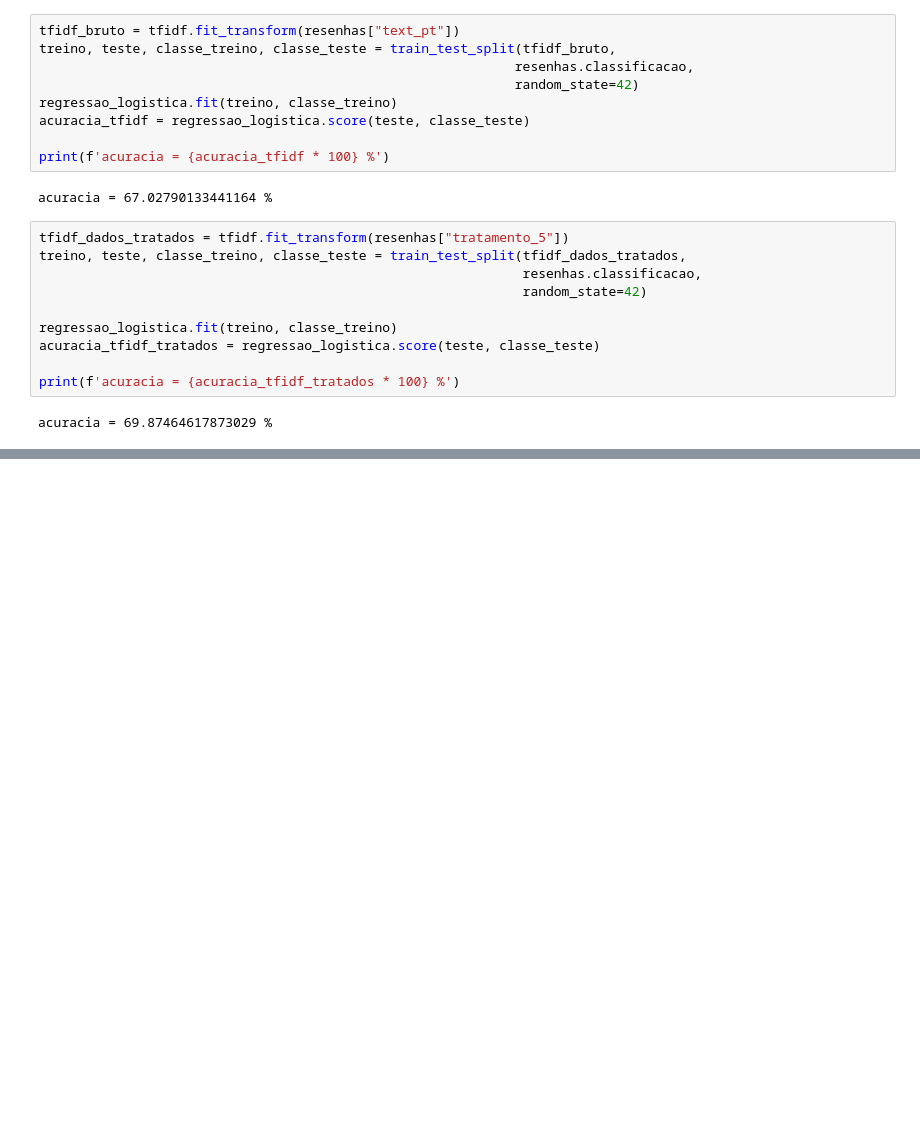
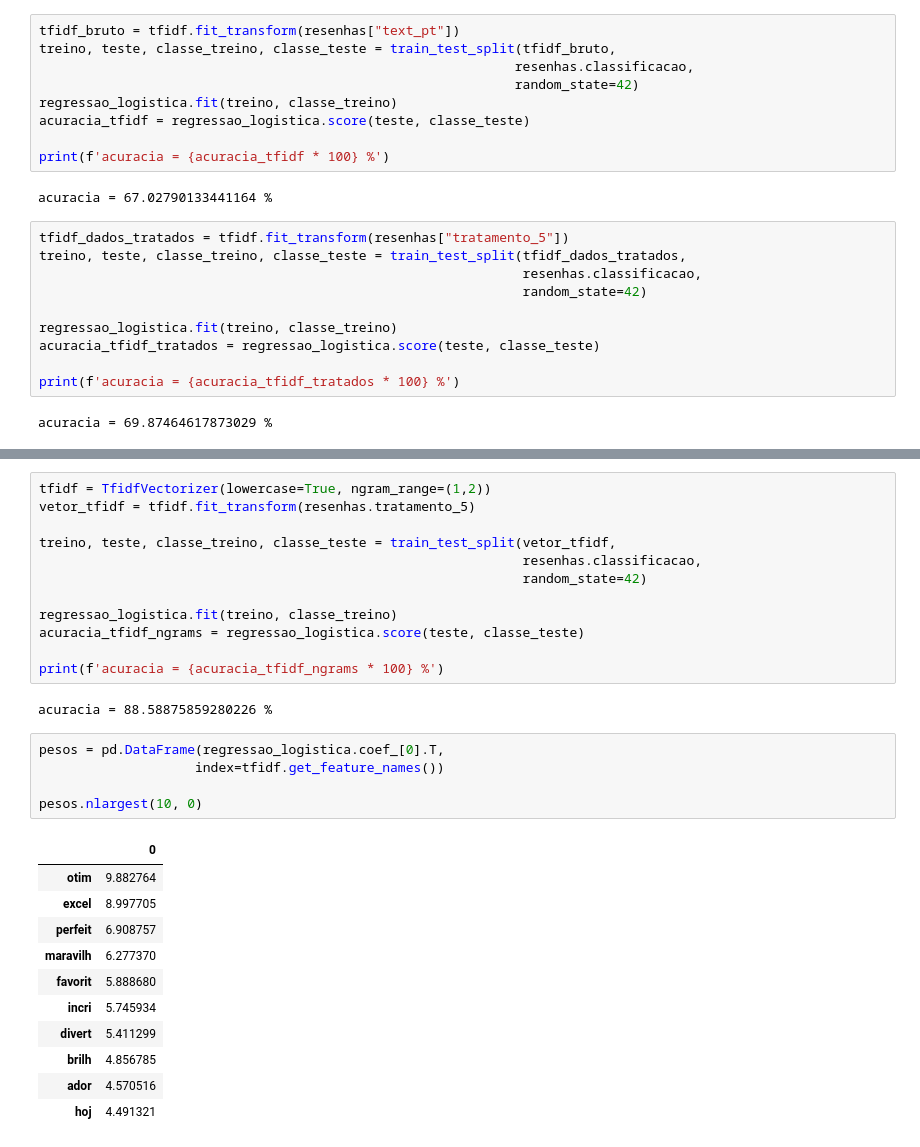
Before and after one commit to lsandrade/alura-ml, a Jupyter notebook: NLP.ipynb, the cells around one changed output, grey strips where cells are left out. Saved outputs shown, nothing was run; the diff lists cells and outputs as text; blank space fills up the shorter version.

Commit message:
Usando Ngrams

```diff
--- a/NLP.ipynb
+++ b/NLP.ipynb
@@ -617,0 +626,31 @@ acuracia = 69.87464617873029 %
+# %%
+tfidf = TfidfVectorizer(lowercase=True, ngram_range=(1,2))
+vetor_tfidf = tfidf.fit_transform(resenhas.tratamento_5)
+
+treino, teste, classe_treino, classe_teste = train_test_split(vetor_tfidf,
+                                                              resenhas.classificacao,
+                                                              random_state=42)
+
+regressao_logistica.fit(treino, classe_treino)
+acuracia_tfidf_ngrams = regressao_logistica.score(teste, classe_teste)
+
+print(f'acuracia = {acuracia_tfidf_ngrams * 100} %')
+# %% [output]
+acuracia = 88.58875859280226 %
+# %%
+pesos = pd.DataFrame(regressao_logistica.coef_[0].T,
+                    index=tfidf.get_feature_names())
+
+pesos.nlargest(10, 0)
+# %% [output]
+|  | 0 |
+| otim | 9.882764 |
+| excel | 8.997705 |
+| perfeit | 6.908757 |
+| maravilh | 6.277370 |
+| favorit | 5.888680 |
+| incri | 5.745934 |
+| divert | 5.411299 |
+| brilh | 4.856785 |
+| ador | 4.570516 |
+| hoj | 4.491321 |
```
Also changed, not shown: parts of 3 cells of this notebook.
